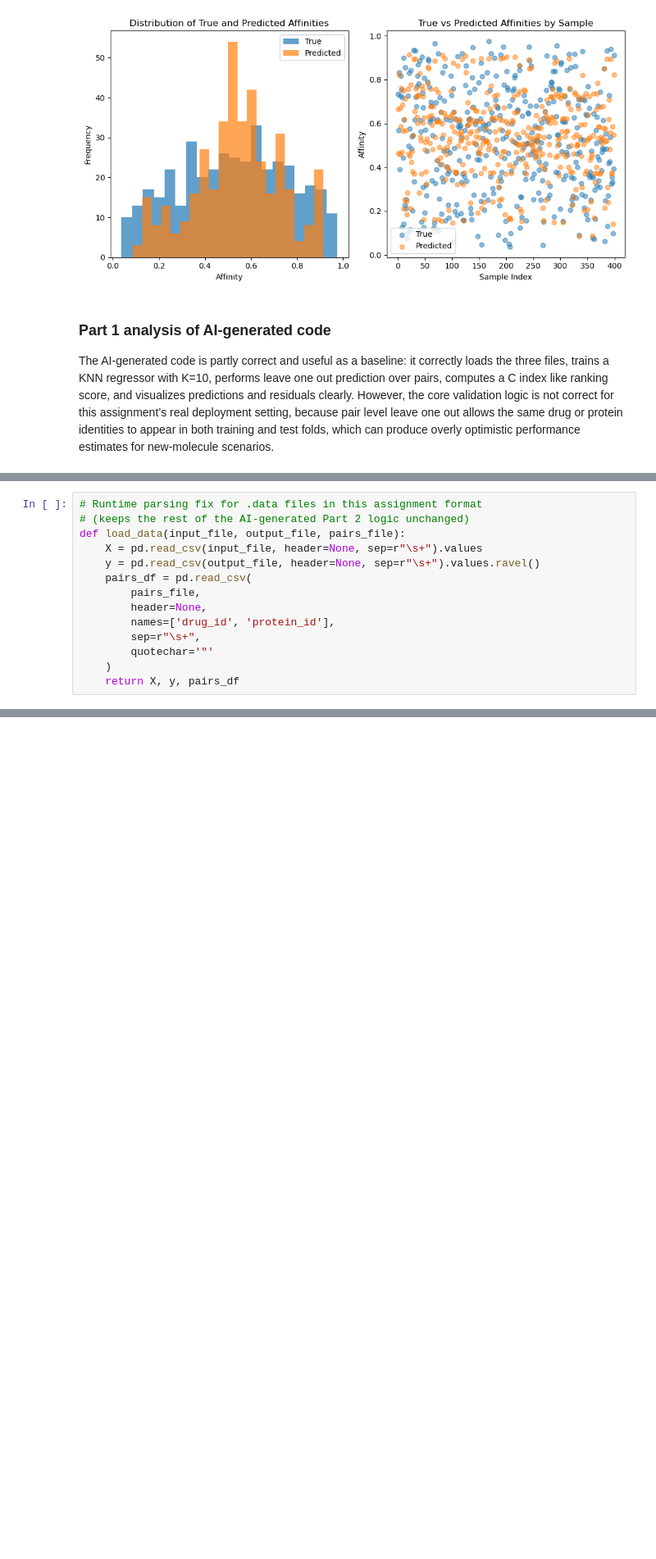
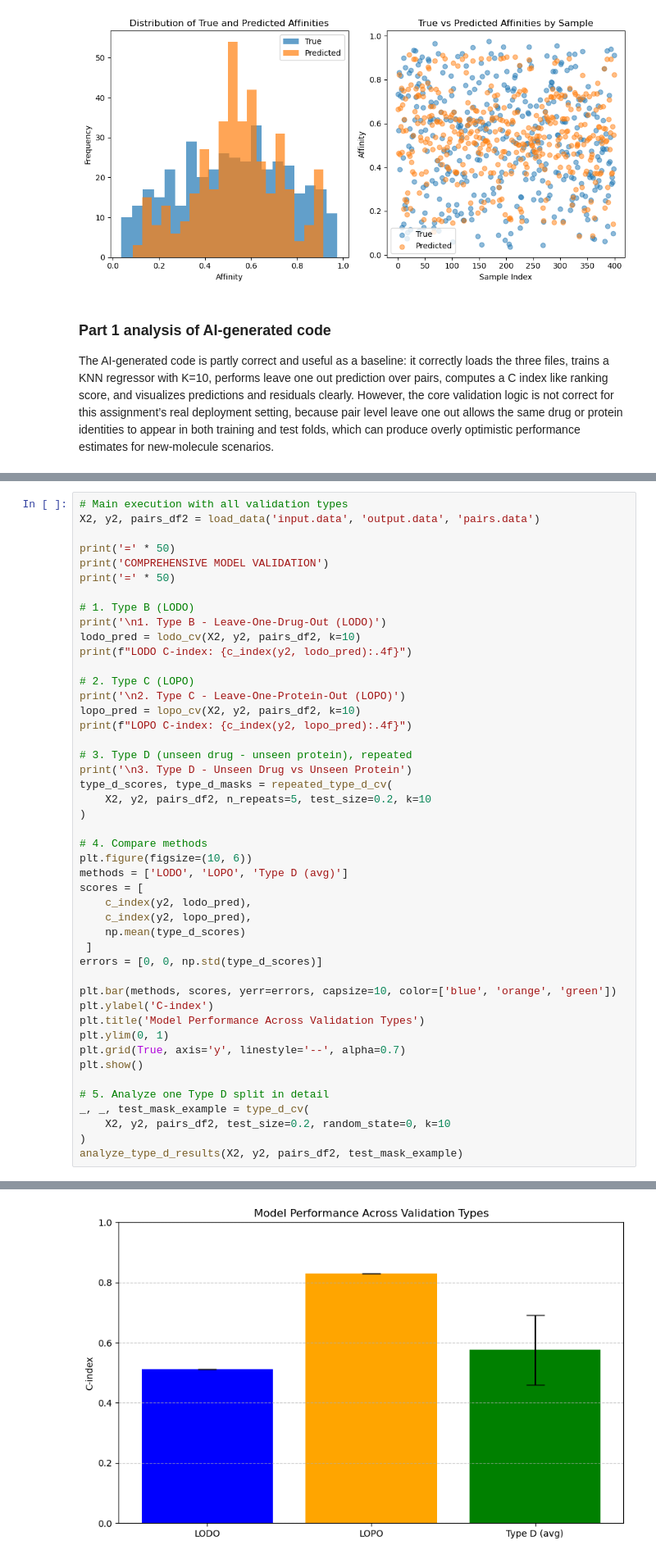
Before and after one commit to TalhaRizwan093/Evaluation-of-Machine-Learning-Methods, a Jupyter notebook: Asi3/EMLM_Exercise3_Talha_Rizwan.ipynb, the cells around one changed output, grey strips where cells are left out. Shown at 82% size. Drawn from its saved outputs; the diff is of its cells as text; blank space fills up the shorter version.

Commit message:
changes in asi3 added D type cross validation

```diff
--- a/Asi3/EMLM_Exercise3_Talha_Rizwan.ipynb
+++ b/Asi3/EMLM_Exercise3_Talha_Rizwan.ipynb
@@ -401,14 +296,0 @@ def plot_results(y_true, y_pred_lodo, y_pred_lopo):
-# %%
-# Runtime parsing fix for .data files in this assignment format
-# (keeps the rest of the AI-generated Part 2 logic unchanged)
-def load_data(input_file, output_file, pairs_file):
-    X = pd.read_csv(input_file, header=None, sep=r"\s+").values
-    y = pd.read_csv(output_file, header=None, sep=r"\s+").values.ravel()
-    pairs_df = pd.read_csv(
-        pairs_file,
-        header=None,
-        names=['drug_id', 'protein_id'],
-        sep=r"\s+",
-        quotechar='"'
-    )
-    return X, y, pairs_df
@@ -496,0 +458,47 @@ This AI-generated Part 2 implementation improves the core validation idea compar
+# %%
+# Main execution with all validation types
+X2, y2, pairs_df2 = load_data('input.data', 'output.data', 'pairs.data')
+
+print('=' * 50)
+print('COMPREHENSIVE MODEL VALIDATION')
+print('=' * 50)
+
+# 1. Type B (LODO)
+print('\n1. Type B - Leave-One-Drug-Out (LODO)')
+lodo_pred = lodo_cv(X2, y2, pairs_df2, k=10)
+print(f"LODO C-index: {c_index(y2, lodo_pred):.4f}")
+
+# 2. Type C (LOPO)
+print('\n2. Type C - Leave-One-Protein-Out (LOPO)')
+lopo_pred = lopo_cv(X2, y2, pairs_df2, k=10)
+print(f"LOPO C-index: {c_index(y2, lopo_pred):.4f}")
+
+# 3. Type D (unseen drug - unseen protein), repeated
+print('\n3. Type D - Unseen Drug vs Unseen Protein')
+type_d_scores, type_d_masks = repeated_type_d_cv(
+    X2, y2, pairs_df2, n_repeats=5, test_size=0.2, k=10
+)
+
+# 4. Compare methods
+plt.figure(figsize=(10, 6))
+methods = ['LODO', 'LOPO', 'Type D (avg)']
+scores = [
+    c_index(y2, lodo_pred),
+    c_index(y2, lopo_pred),
+    np.mean(type_d_scores)
+ ]
+errors = [0, 0, np.std(type_d_scores)]
+
+plt.bar(methods, scores, yerr=errors, capsize=10, color=['blue', 'orange', 'green'])
+plt.ylabel('C-index')
+plt.title('Model Performance Across Validation Types')
+plt.ylim(0, 1)
+plt.grid(True, axis='y', linestyle='--', alpha=0.7)
+plt.show()
+
+# 5. Analyze one Type D split in detail
+_, _, test_mask_example = type_d_cv(
+    X2, y2, pairs_df2, test_size=0.2, random_state=0, k=10
+)
+analyze_type_d_results(X2, y2, pairs_df2, test_mask_example)
+# %% [output]
@@ -496,0 +522 @@ This AI-generated Part 2 implementation improves the core validation idea compar
+[figure, added]
```
Also changed, not shown: parts of 14 cells of this notebook, 15 other files.
